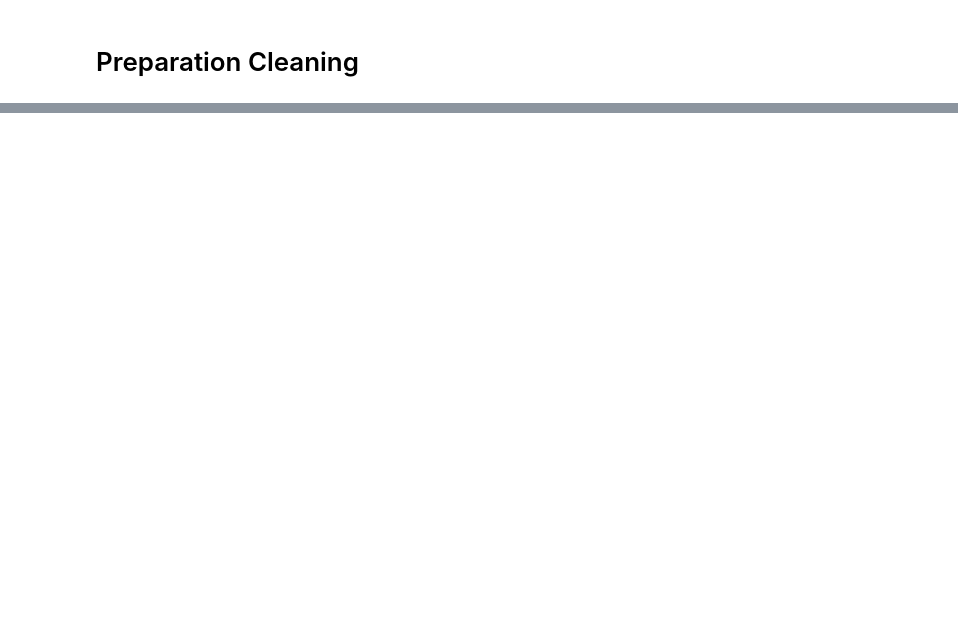
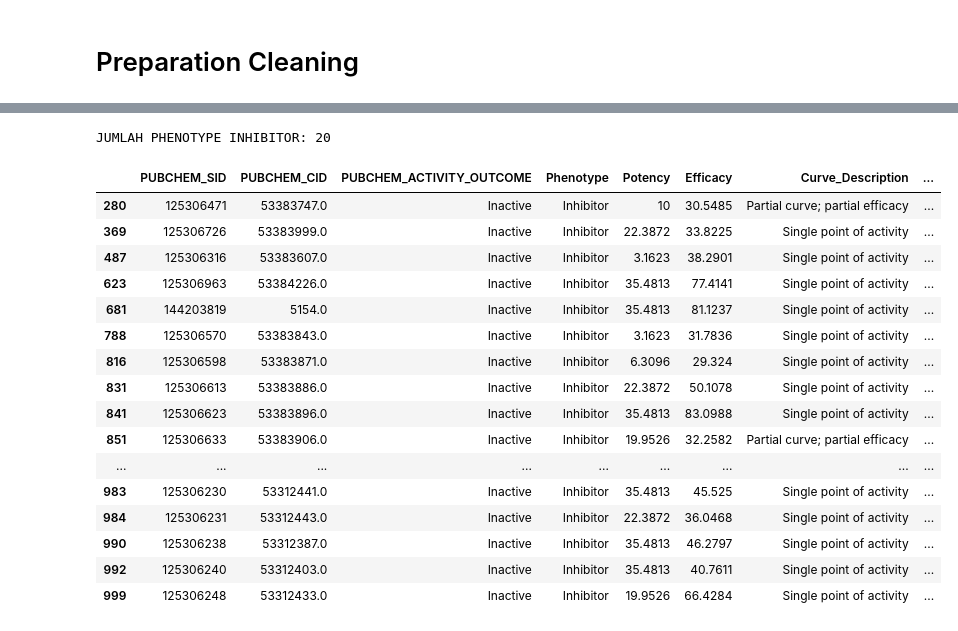
Before and after one commit to rzulnisfiann/PROJECT-SAINS-DATA, a Jupyter notebook: notebooks/03_data_cleaning_wrangling.ipynb, the cells around one changed output, grey strips where cells are left out. Saved outputs shown, nothing was run; the diff lists cells and outputs as text; code cells hidden in the pictures; blank space fills up the shorter version.

```diff
--- a/notebooks/03_data_cleaning_wrangling.ipynb
+++ b/notebooks/03_data_cleaning_wrangling.ipynb
@@ -7781,0 +11490,43 @@ print("\nALL FILES SAVED AND VERIFIED")
+# %%
+inhibitor_batch = batch_clean[
+    batch_clean["Phenotype"].astype(str).str.lower() == "inhibitor"
+].copy()
+
+print("JUMLAH PHENOTYPE INHIBITOR:", len(inhibitor_batch))
+
+display(
+    inhibitor_batch[
+        [
+            "PUBCHEM_SID",
+            "PUBCHEM_CID",
+            "PUBCHEM_ACTIVITY_OUTCOME",
+            "Phenotype",
+            "Potency",
+            "Efficacy",
+            "Curve_Description",
+            "Fit_LogAC50",
+            "Fit_HillSlope",
+            "Fit_R2",
+            "Compound QC"
+        ]
+    ]
+)
+# %% [output]
+JUMLAH PHENOTYPE INHIBITOR: 20
+|  | PUBCHEM_SID | PUBCHEM_CID | PUBCHEM_ACTIVITY_OUTCOME | Phenotype | Potency | Efficacy | Curve_Description | ... |
+| 280 | 125306471 | 53383747.0 | Inactive | Inhibitor | 10 | 30.5485 | Partial curve; partial efficacy | ... |
+| 369 | 125306726 | 53383999.0 | Inactive | Inhibitor | 22.3872 | 33.8225 | Single point of activity | ... |
+| 487 | 125306316 | 53383607.0 | Inactive | Inhibitor | 3.1623 | 38.2901 | Single point of activity | ... |
+| 623 | 125306963 | 53384226.0 | Inactive | Inhibitor | 35.4813 | 77.4141 | Single point of activity | ... |
+| 681 | 144203819 | 5154.0 | Inactive | Inhibitor | 35.4813 | 81.1237 | Single point of activity | ... |
+| 788 | 125306570 | 53383843.0 | Inactive | Inhibitor | 3.1623 | 31.7836 | Single point of activity | ... |
+| 816 | 125306598 | 53383871.0 | Inactive | Inhibitor | 6.3096 | 29.324 | Single point of activity | ... |
+| 831 | 125306613 | 53383886.0 | Inactive | Inhibitor | 22.3872 | 50.1078 | Single point of activity | ... |
+| 841 | 125306623 | 53383896.0 | Inactive | Inhibitor | 35.4813 | 83.0988 | Single point of activity | ... |
+| 851 | 125306633 | 53383906.0 | Inactive | Inhibitor | 19.9526 | 32.2582 | Partial curve; partial efficacy | ... |
+| ... | ... | ... | ... | ... | ... | ... | ... | ... |
+| 983 | 125306230 | 53312441.0 | Inactive | Inhibitor | 35.4813 | 45.525 | Single point of activity | ... |
+| 984 | 125306231 | 53312443.0 | Inactive | Inhibitor | 22.3872 | 36.0468 | Single point of activity | ... |
+| 990 | 125306238 | 53312387.0 | Inactive | Inhibitor | 35.4813 | 46.2797 | Single point of activity | ... |
+| 992 | 125306240 | 53312403.0 | Inactive | Inhibitor | 35.4813 | 40.7611 | Single point of activity | ... |
+| 999 | 125306248 | 53312433.0 | Inactive | Inhibitor | 19.9526 | 66.4284 | Single point of activity | ... |
```
Also changed, not shown: parts of 137 cells of this notebook.
